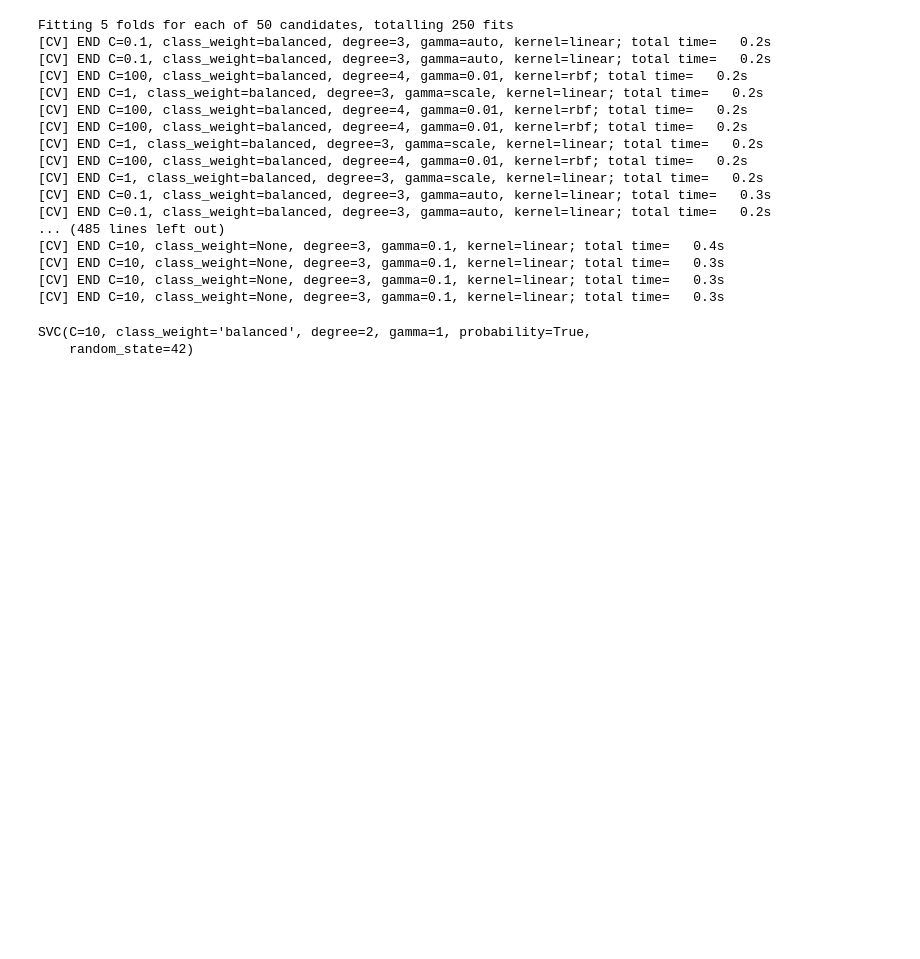
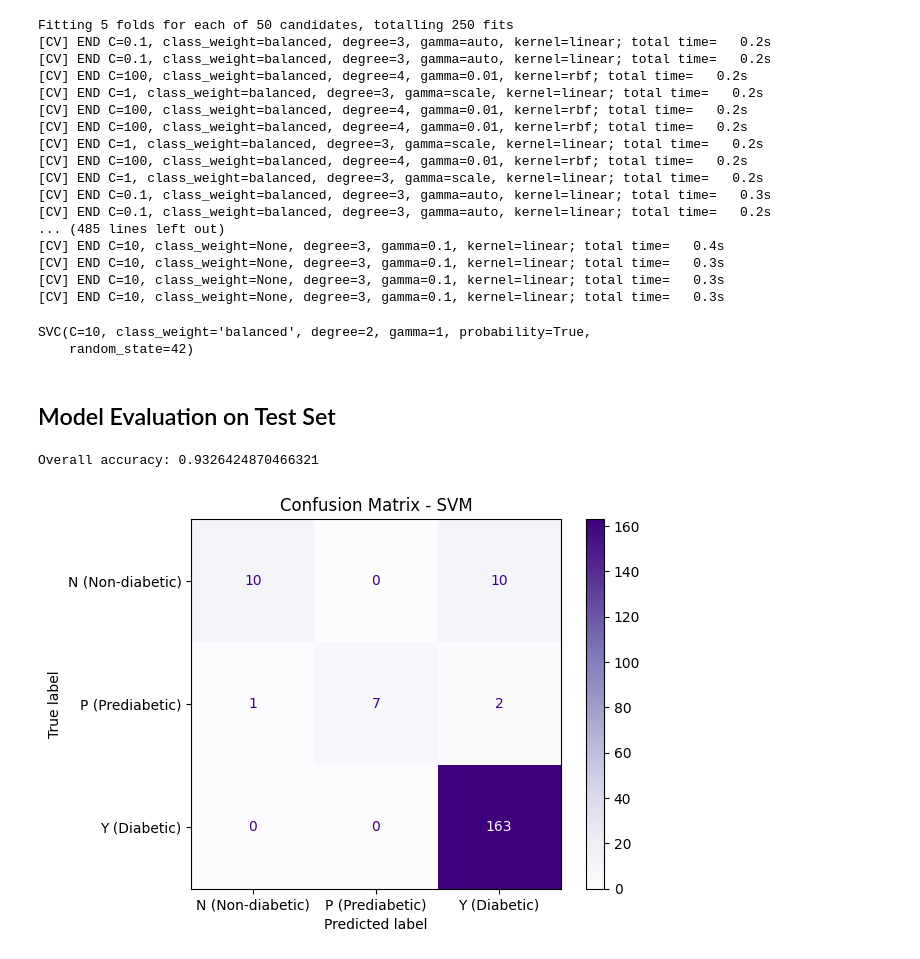
Before and after one commit to samirdahal888/Diabetes_Classification, a Jupyter notebook: notebooks/classifiaction/svm.ipynb, the cells around one changed output. Cells and saved outputs as stored; diff of their text form; code cells hidden in the pictures; blank space fills up the shorter version.

Commit message:
model evaluation and visualization

```diff
--- a/notebooks/classifiaction/svm.ipynb
+++ b/notebooks/classifiaction/svm.ipynb
@@ -94,3 +94,36 @@ print(svm_best)
 # %% [output]
 SVC(C=10, class_weight='balanced', degree=2, gamma=1, probability=True,
     random_state=42)
+# %% [markdown]
+## Model Evaluation on Test Set
+# %%
+# Predictions
+y_pred_svm = svm_best.predict(X_test)
+y_pred_proba_svm = svm_best.predict_proba(X_test)
+# %%
+# Calculate metrics
+accuracy_svm = accuracy_score(y_test, y_pred_svm)
+precision_svm = precision_score(y_test, y_pred_svm, average=None, zero_division=0)
+recall_svm = recall_score(y_test, y_pred_svm, average=None, zero_division=0)
+f1_svm = f1_score(y_test, y_pred_svm, average=None, zero_division=0)
+
+precision_macro_svm = precision_score(
+    y_test, y_pred_svm, average="macro", zero_division=0
+)
+recall_macro_svm = recall_score(y_test, y_pred_svm, average="macro", zero_division=0)
+f1_macro_svm = f1_score(y_test, y_pred_svm, average="macro", zero_division=0)
+
+print(f"Overall accuracy: {accuracy_svm}")
+# %% [output]
+Overall accuracy: 0.9326424870466321
+# %%
+class_names = ["N (Non-diabetic)", "P (Prediabetic)", "Y (Diabetic)"]
+
+cm_svm = confusion_matrix(y_test, y_pred_svm)
+
+disp = ConfusionMatrixDisplay(confusion_matrix=cm_svm, display_labels=class_names)
+disp.plot(cmap="Purples", values_format="d")
+plt.title("Confusion Matrix - SVM")
+plt.show()
+# %% [output]
+[figure, added]
```
Also changed, not shown: parts of 3 cells of this notebook.
